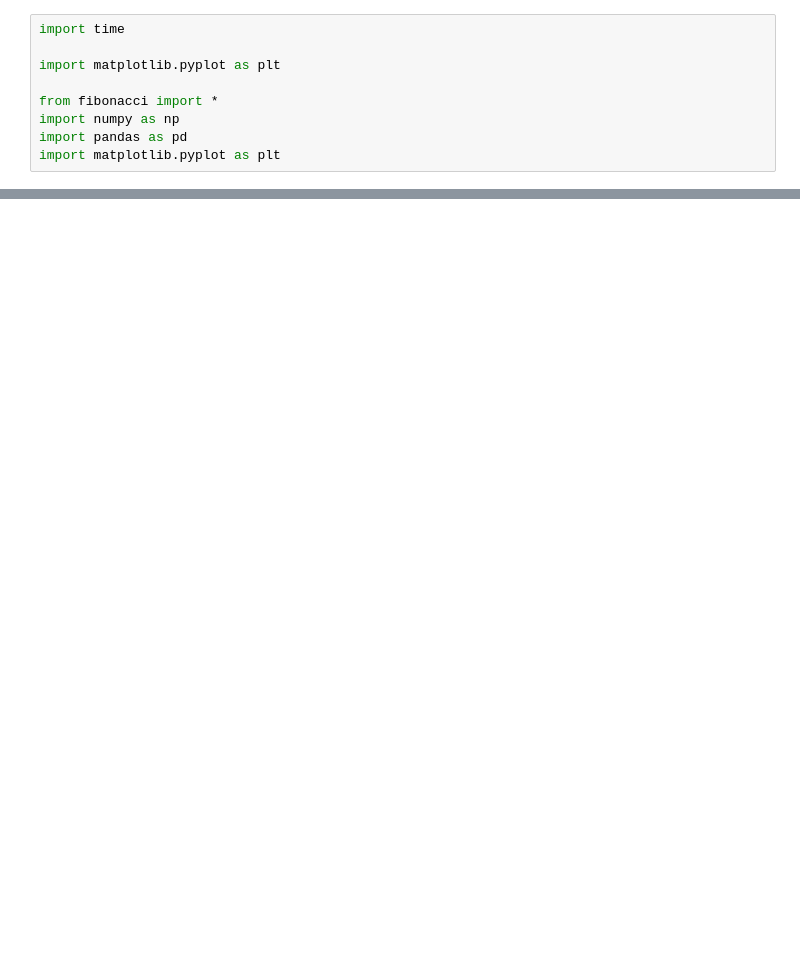
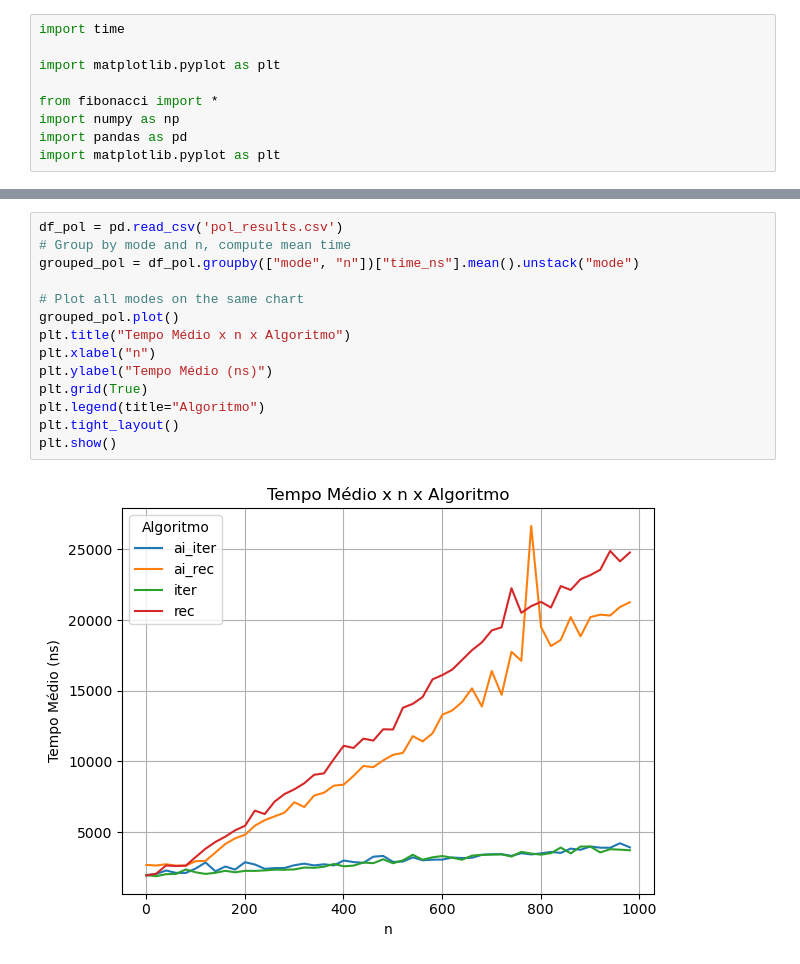
Before and after one commit to Patrick448/design-and-analysis-of-algorithms, a Jupyter notebook: algorithms_comparison.ipynb, the cells around one changed output, grey strips where cells are left out. Saved outputs shown, nothing was run; the diff lists cells and outputs as text; blank space fills up the shorter version.

```diff
--- a/algorithms_comparison.ipynb
+++ b/algorithms_comparison.ipynb
@@ -55,0 +28,16 @@ plt.show()
+# %%
+df_pol = pd.read_csv('pol_results.csv')
+# Group by mode and n, compute mean time
+grouped_pol = df_pol.groupby(["mode", "n"])["time_ns"].mean().unstack("mode")
+
+# Plot all modes on the same chart
+grouped_pol.plot()
+plt.title("Tempo Médio x n x Algoritmo")
+plt.xlabel("n")
+plt.ylabel("Tempo Médio (ns)")
+plt.grid(True)
+plt.legend(title="Algoritmo")
+plt.tight_layout()
+plt.show()
+# %% [output]
+[figure, added]
```
Also changed, not shown: parts of 3 cells of this notebook, 6 other files.
